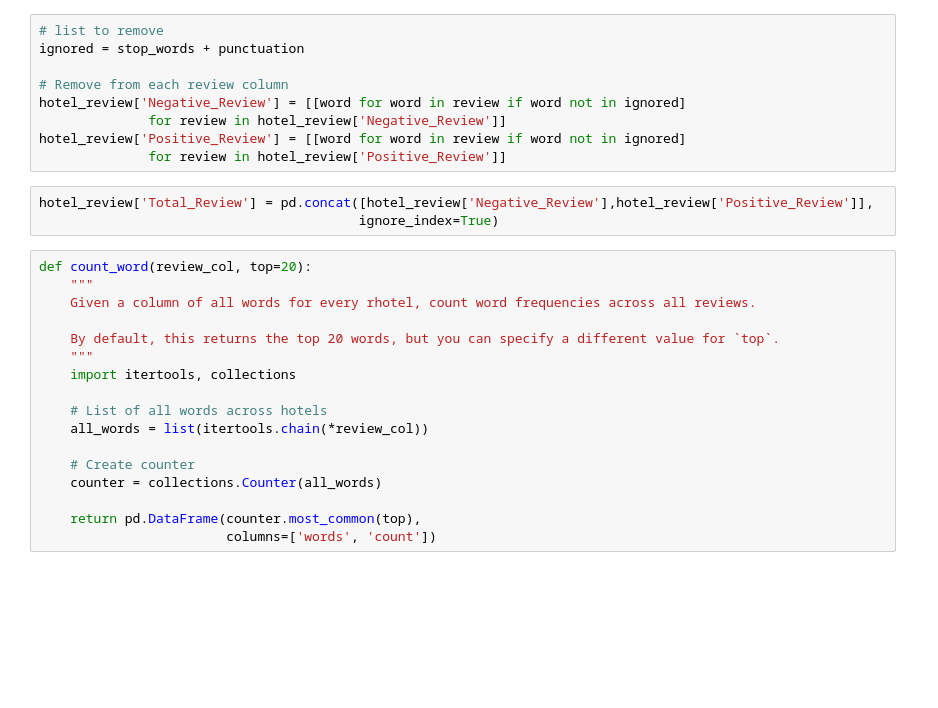
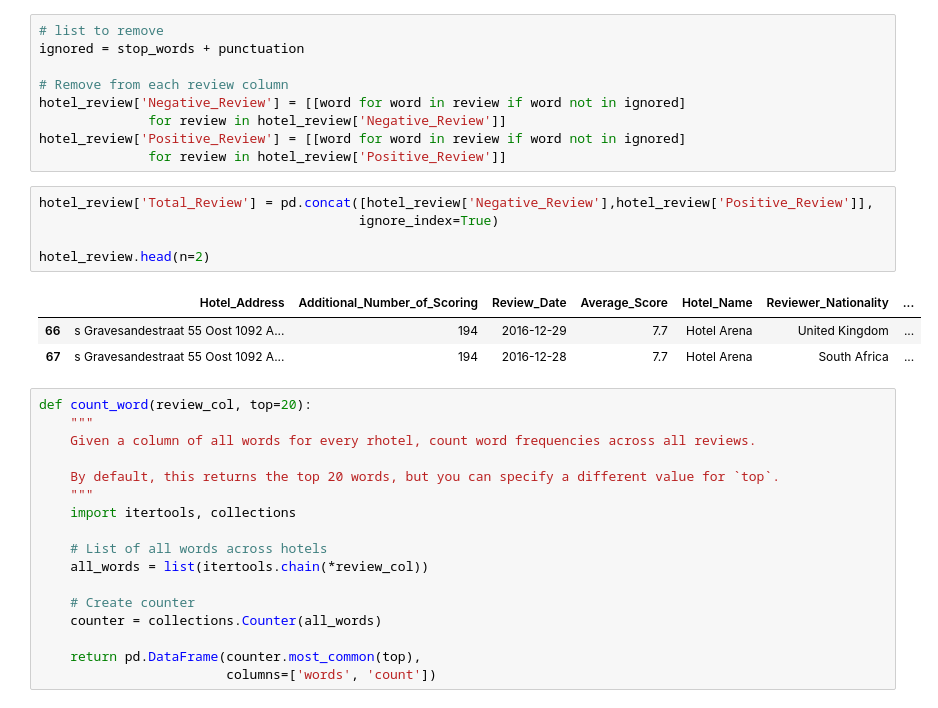
Before and after one commit to keeea/word_cloud, a Jupyter notebook: wordCloud.ipynb, the cells around one changed output. Saved outputs shown, nothing was run; the diff lists cells and outputs as text; blank space fills up the shorter version.

```diff
--- a/wordCloud.ipynb
+++ b/wordCloud.ipynb
@@ -105,6 +107,12 @@ hotel_review['Positive_Review'] = [[word for word in review if word not in ignor
 # %%
 hotel_review['Total_Review'] = pd.concat([hotel_review['Negative_Review'],hotel_review['Positive_Review']],
                                          ignore_index=True)
+
+hotel_review.head(n=2)
+# %% [output]
+|  | Hotel_Address | Additional_Number_of_Scoring | Review_Date | Average_Score | Hotel_Name | Reviewer_Nationality | ... |
+| 66 | s Gravesandestraat 55 Oost 1092 A... | 194 | 2016-12-29 | 7.7 | Hotel Arena | United Kingdom | ... |
+| 67 | s Gravesandestraat 55 Oost 1092 A... | 194 | 2016-12-28 | 7.7 | Hotel Arena | South Africa | ... |
 # %%
 def count_word(review_col, top=20):
     """
```
Also changed, not shown: parts of 6 cells of this notebook.
